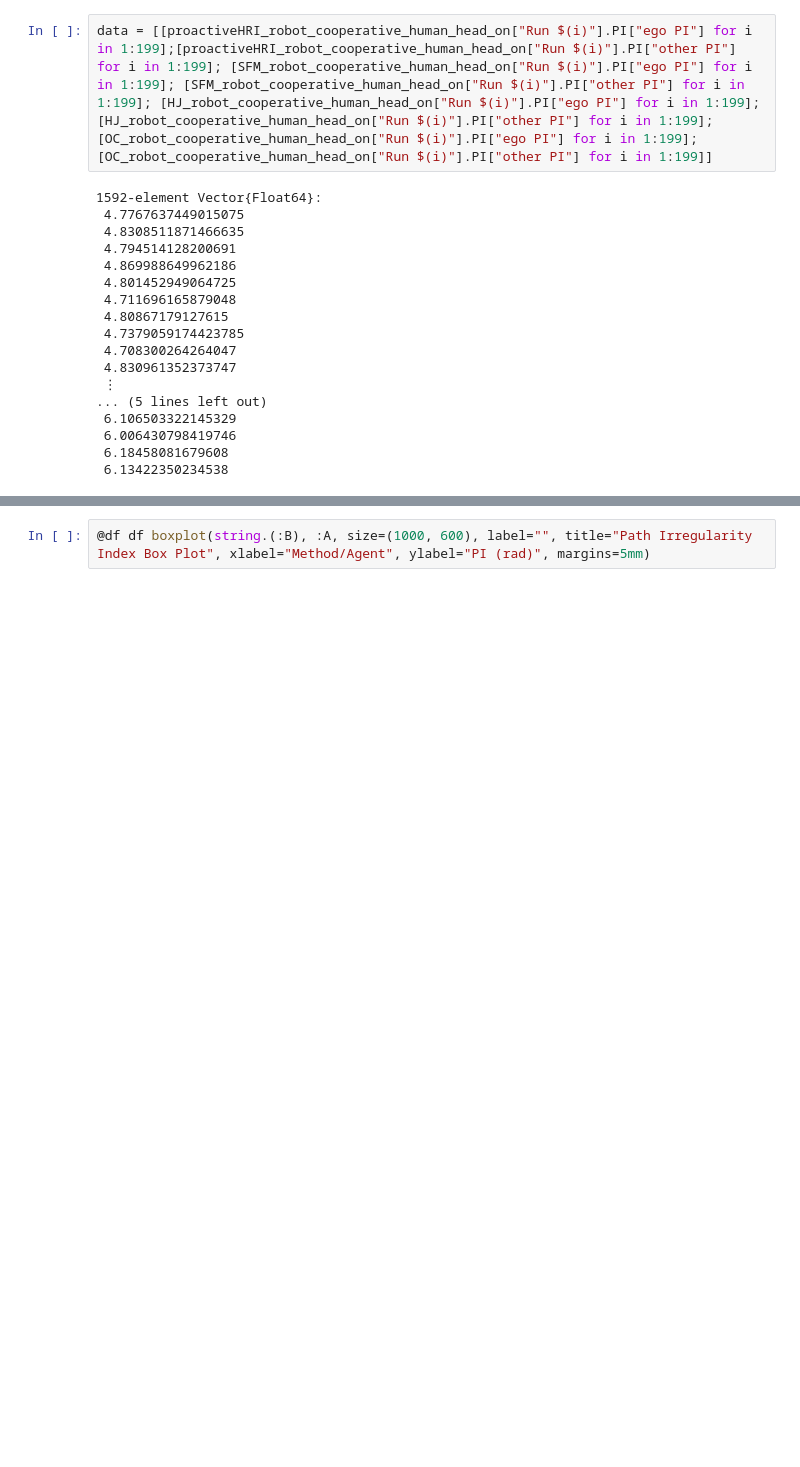
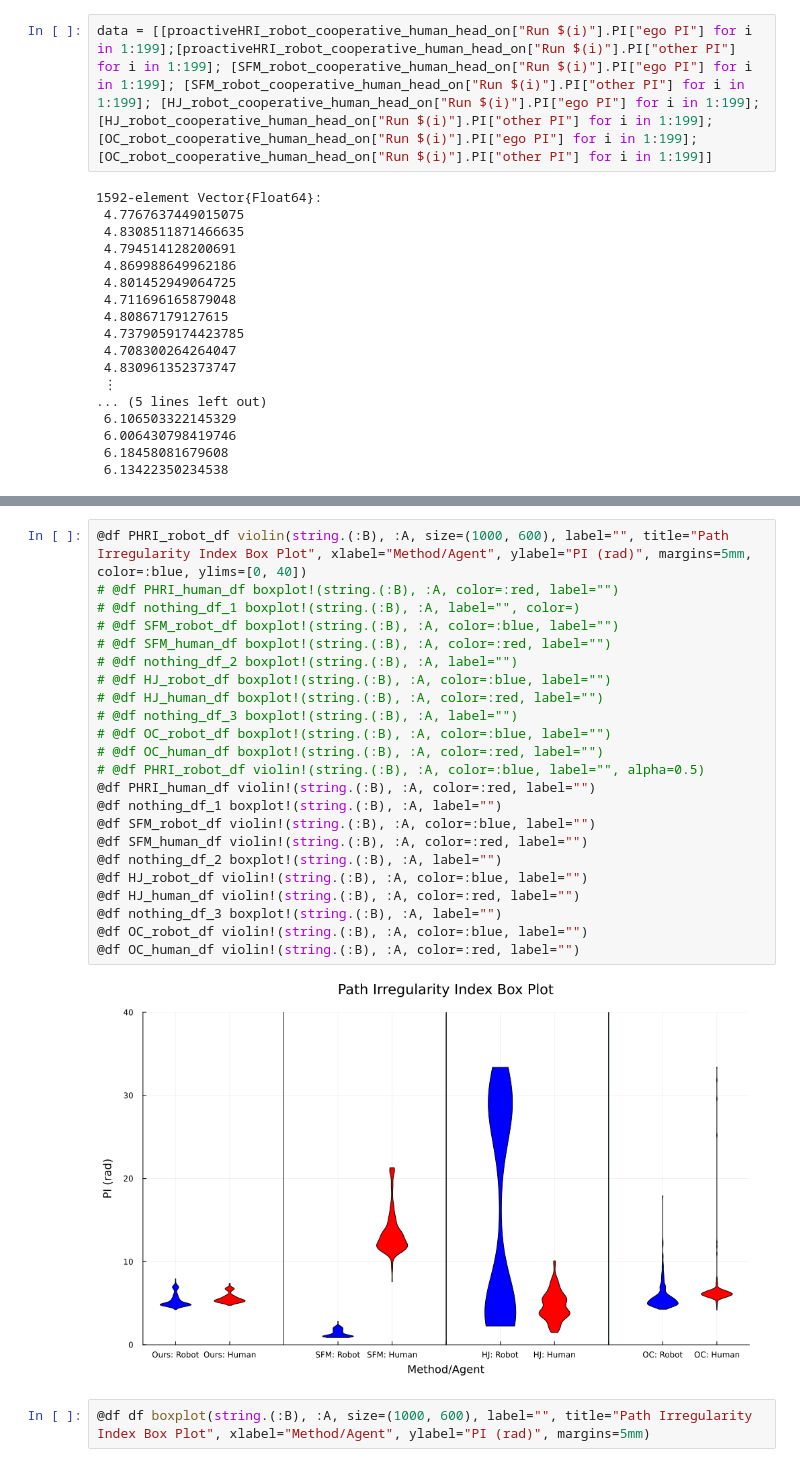
Before and after one commit to UW-CTRL/PHRI.jl, a Jupyter notebook: src/data_analysis.ipynb, the cells around one changed output, grey strips where cells are left out. Drawn from its saved outputs; the diff is of its cells as text; blank space fills up the shorter version.

```diff
--- a/src/data_analysis.ipynb
+++ b/src/data_analysis.ipynb
@@ -146,3 +153,28 @@ OC_human_df = DataFrame(A=data[1393:end], B=b[1393:end])
+# %%
+@df PHRI_robot_df violin(string.(:B), :A, size=(1000, 600), label="", title="Path Irregularity Index Box Plot", xlabel="Method/Agent", ylabel="PI (rad)", margins=5mm, color=:blue, ylims=[0, 40])
+# @df PHRI_human_df boxplot!(string.(:B), :A, color=:red, label="")
+# @df nothing_df_1 boxplot!(string.(:B), :A, label="", color=)
+# @df SFM_robot_df boxplot!(string.(:B), :A, color=:blue, label="")
+# @df SFM_human_df boxplot!(string.(:B), :A, color=:red, label="")
+# @df nothing_df_2 boxplot!(string.(:B), :A, label="")
+# @df HJ_robot_df boxplot!(string.(:B), :A, color=:blue, label="")
+# @df HJ_human_df boxplot!(string.(:B), :A, color=:red, label="")
+# @df nothing_df_3 boxplot!(string.(:B), :A, label="")
+# @df OC_robot_df boxplot!(string.(:B), :A, color=:blue, label="")
+# @df OC_human_df boxplot!(string.(:B), :A, color=:red, label="")
+# @df PHRI_robot_df violin!(string.(:B), :A, color=:blue, label="", alpha=0.5)
+@df PHRI_human_df violin!(string.(:B), :A, color=:red, label="")
+@df nothing_df_1 boxplot!(string.(:B), :A, label="")
+@df SFM_robot_df violin!(string.(:B), :A, color=:blue, label="")
+@df SFM_human_df violin!(string.(:B), :A, color=:red, label="")
+@df nothing_df_2 boxplot!(string.(:B), :A, label="")
+@df HJ_robot_df violin!(string.(:B), :A, color=:blue, label="")
+@df HJ_human_df violin!(string.(:B), :A, color=:red, label="")
+@df nothing_df_3 boxplot!(string.(:B), :A, label="")
+@df OC_robot_df violin!(string.(:B), :A, color=:blue, label="")
+@df OC_human_df violin!(string.(:B), :A, color=:red, label="")
+# %% [output]
+[figure, added]
 # %%
 @df df boxplot(string.(:B), :A, size=(1000, 600), label="", title="Path Irregularity Index Box Plot", xlabel="Method/Agent", ylabel="PI (rad)", margins=5mm)
 # %% [output]
```
Also changed, not shown: parts of 2 cells of this notebook.
